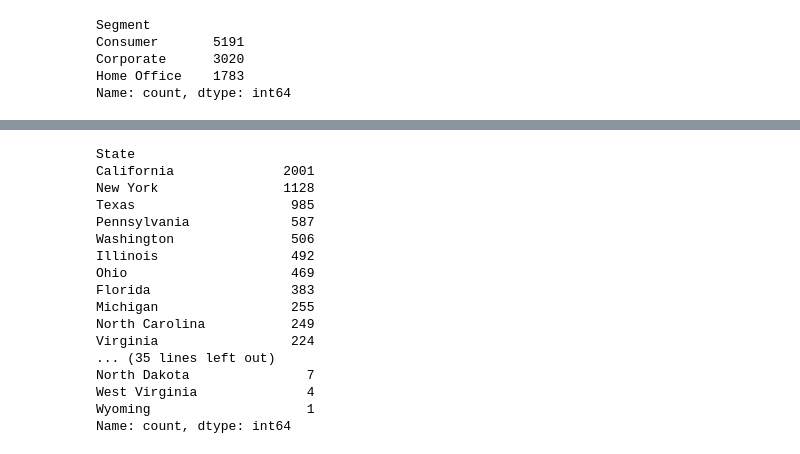
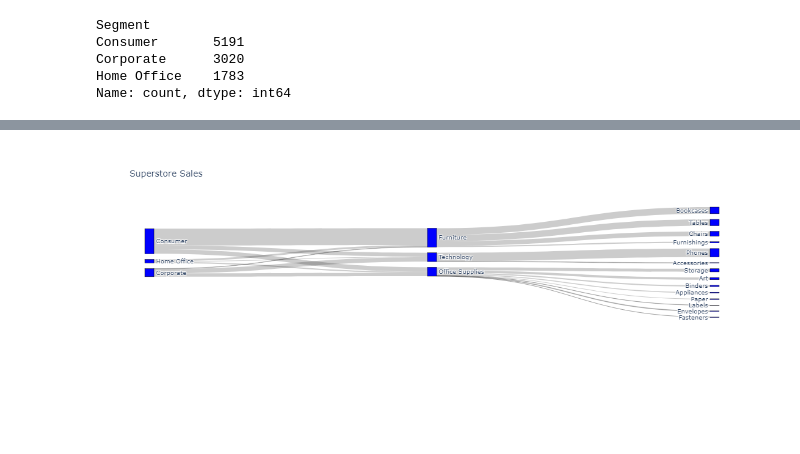
Before and after one commit to Whullum/Sankey-Graphs-Visualizations, a Jupyter notebook: Sankey_Project.ipynb, the cells around one changed output, grey strips where cells are left out. Drawn from its saved outputs; the diff is of its cells as text; code cells hidden in the pictures; blank space fills up the shorter version.

```diff
--- a/Sankey_Project.ipynb
+++ b/Sankey_Project.ipynb
@@ -115,7 +114,7 @@ for categorie in categories:
 fig = go.Figure(data=[go.Sankey(
     node = dict(
       pad = 15,
-      thickness = 20,
+      thickness = 15,
       line = dict(color = "black", width = 0.5),
       label = labels,
       color = "blue"
@@ -133,20 +131 @@ fig.show()
+[figure, added]
-# %%
-df.value_counts('State')
-# %% [output]
-State
-California              2001
-New York                1128
-Texas                    985
-Pennsylvania             587
-Washington               506
-Illinois                 492
-Ohio                     469
-Florida                  383
-Michigan                 255
-North Carolina           249
-Virginia                 224
-... (35 lines left out)
-North Dakota               7
-West Virginia              4
-Wyoming                    1
-Name: count, dtype: int64
```
Also changed, not shown: parts of 5 cells of this notebook.
